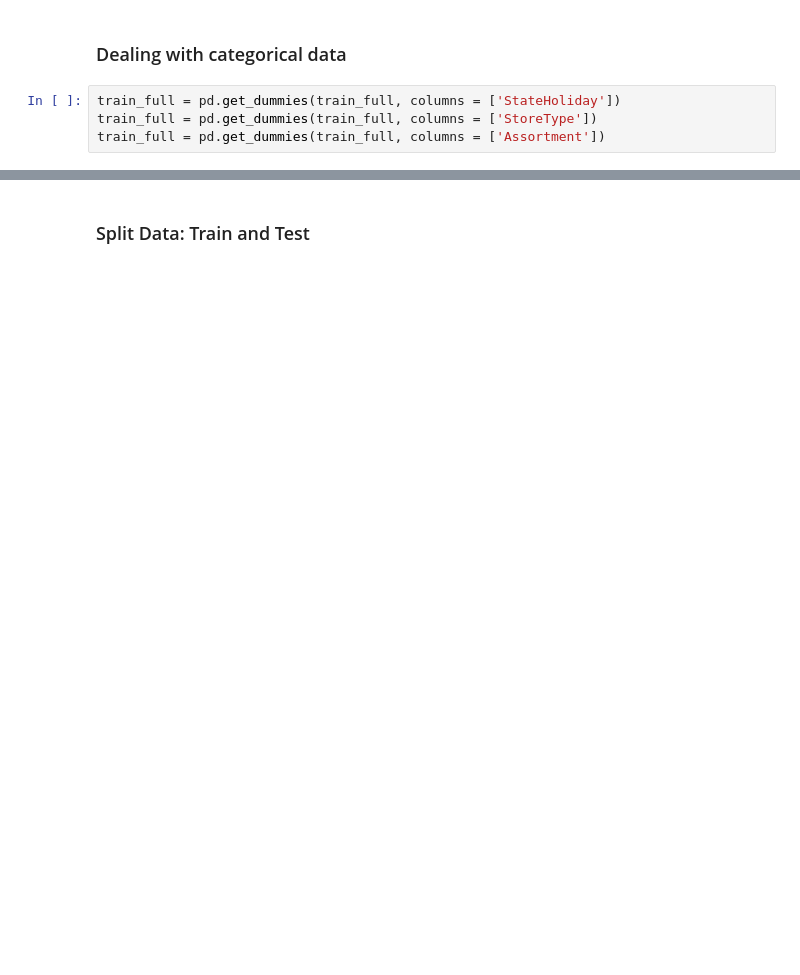
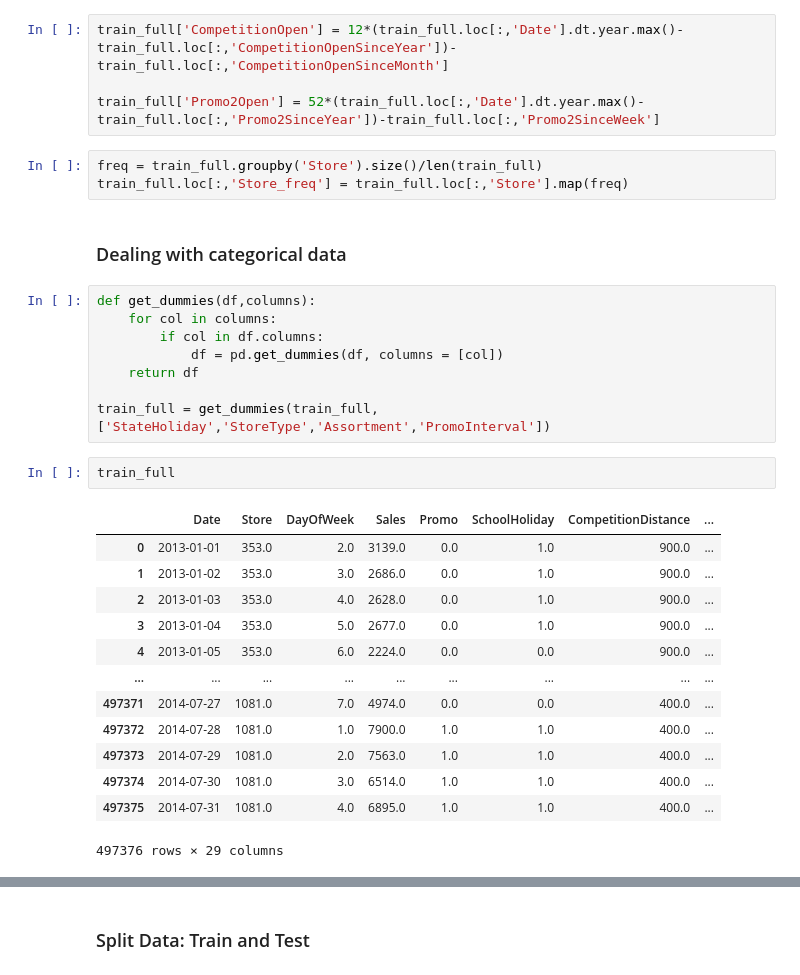
Before and after one commit to MohFarahani/DSR-Rossman, a Jupyter notebook: train.ipynb, the cells around one changed output, grey strips where cells are left out. Saved outputs shown, nothing was run; the diff lists cells and outputs as text; blank space fills up the shorter version.

```diff
--- a/train.ipynb
+++ b/train.ipynb
@@ -197,9 +195,36 @@ Name: Sales, dtype: float64
+# %%
+train_full['CompetitionOpen'] = 12*(train_full.loc[:,'Date'].dt.year.max()-train_full.loc[:,'CompetitionOpenSinceYear'])-train_full.loc[:,'CompetitionOpenSinceMonth']
+
+train_full['Promo2Open'] = 52*(train_full.loc[:,'Date'].dt.year.max()-train_full.loc[:,'Promo2SinceYear'])-train_full.loc[:,'Promo2SinceWeek']
+# %%
+freq = train_full.groupby('Store').size()/len(train_full)
+train_full.loc[:,'Store_freq'] = train_full.loc[:,'Store'].map(freq)
 # %% [markdown]
 ### Dealing with categorical data
-# %%
-train_full = pd.get_dummies(train_full, columns = ['StateHoliday'])
-train_full = pd.get_dummies(train_full, columns = ['StoreType'])
-train_full = pd.get_dummies(train_full, columns = ['Assortment'])
+# %%
+def get_dummies(df,columns):
+    for col in columns:
+        if col in df.columns:
+            df = pd.get_dummies(df, columns = [col])
+    return df
+
+train_full = get_dummies(train_full,['StateHoliday','StoreType','Assortment','PromoInterval'])
+# %%
+train_full
+# %% [output]
+|  | Date | Store | DayOfWeek | Sales | Promo | SchoolHoliday | CompetitionDistance | ... |
+| 0 | 2013-01-01 | 353.0 | 2.0 | 3139.0 | 0.0 | 1.0 | 900.0 | ... |
+| 1 | 2013-01-02 | 353.0 | 3.0 | 2686.0 | 0.0 | 1.0 | 900.0 | ... |
+| 2 | 2013-01-03 | 353.0 | 4.0 | 2628.0 | 0.0 | 1.0 | 900.0 | ... |
+| 3 | 2013-01-04 | 353.0 | 5.0 | 2677.0 | 0.0 | 1.0 | 900.0 | ... |
+| 4 | 2013-01-05 | 353.0 | 6.0 | 2224.0 | 0.0 | 0.0 | 900.0 | ... |
+| ... | ... | ... | ... | ... | ... | ... | ... | ... |
+| 497371 | 2014-07-27 | 1081.0 | 7.0 | 4974.0 | 0.0 | 0.0 | 400.0 | ... |
+| 497372 | 2014-07-28 | 1081.0 | 1.0 | 7900.0 | 1.0 | 1.0 | 400.0 | ... |
+| 497373 | 2014-07-29 | 1081.0 | 2.0 | 7563.0 | 1.0 | 1.0 | 400.0 | ... |
+| 497374 | 2014-07-30 | 1081.0 | 3.0 | 6514.0 | 1.0 | 1.0 | 400.0 | ... |
+| 497375 | 2014-07-31 | 1081.0 | 4.0 | 6895.0 | 1.0 | 1.0 | 400.0 | ... |
+497376 rows × 29 columns
 # %%
 train_full.head()
 # %% [output]
```
Also changed, not shown: parts of 24 cells of this notebook.
